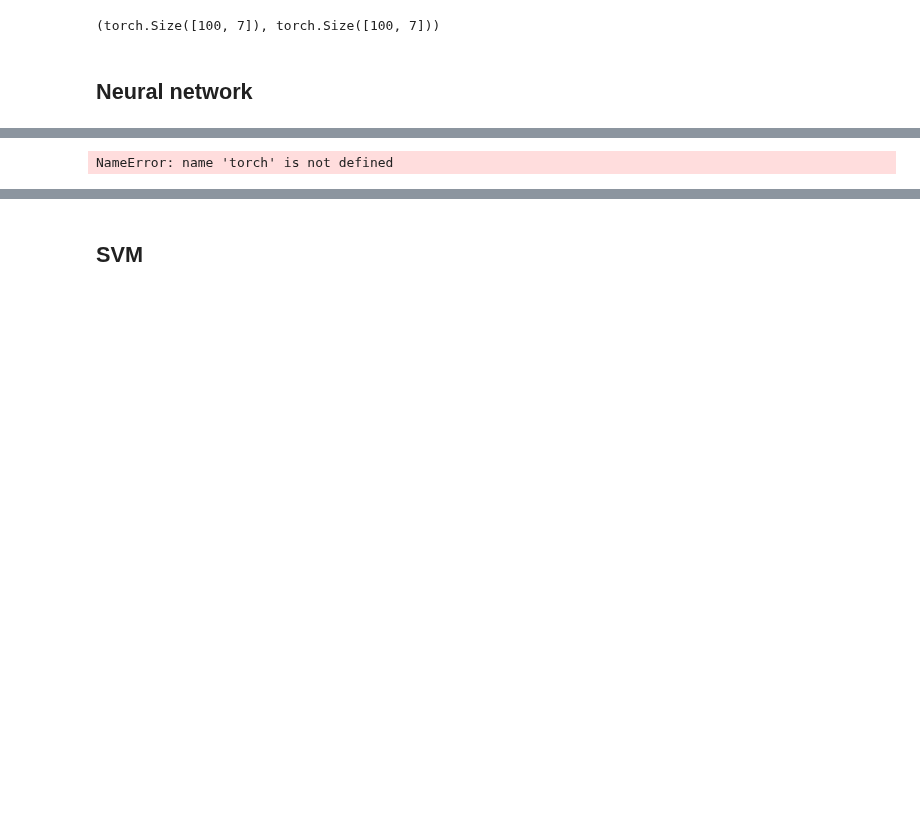
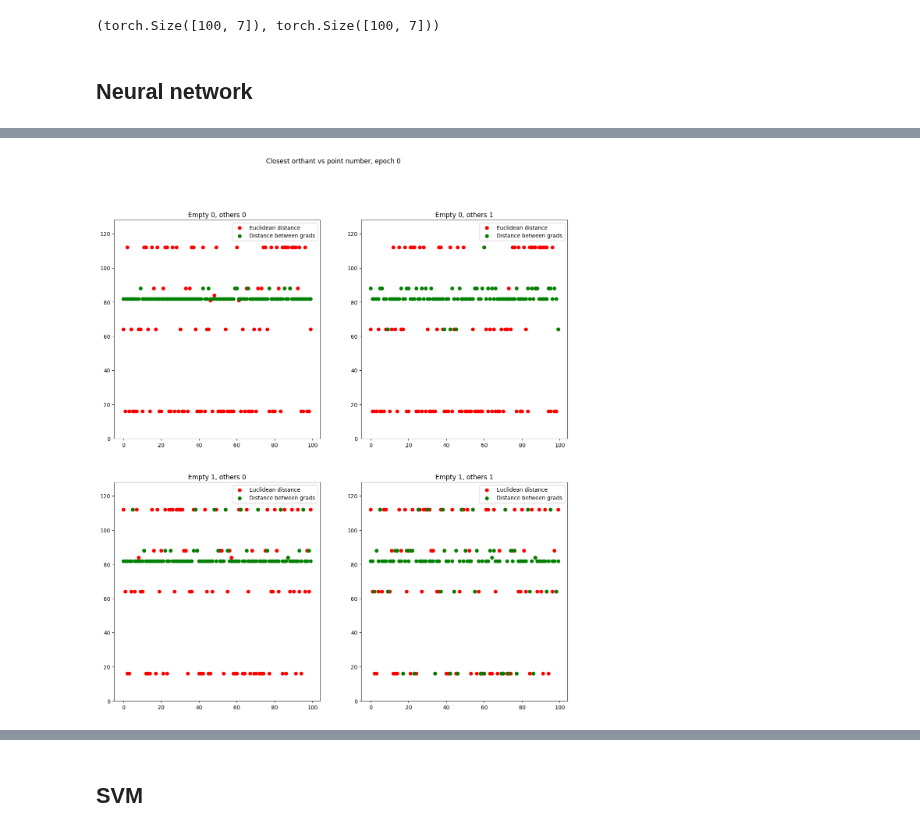
Before and after one commit to Bala-A87/UGRC, a Jupyter notebook: Code/orthants-single-empty.ipynb, the cells around one changed output, grey strips where cells are left out. Saved outputs shown, nothing was run; the diff lists cells and outputs as text; code cells hidden in the pictures; blank space fills up the shorter version.

```diff
--- a/Code/orthants-single-empty.ipynb
+++ b/Code/orthants-single-empty.ipynb
@@ -293,45 +308,46 @@ def plot_closest_points(i):
     grad_dist_10 = torch.tensor([find_orthant(X_total_0[torch.argmin(((x_test.reshape(1,-1)-train_neg_grads)**2).sum(dim=1))]) for x_test in test_pos_grads])
     grad_dist_11 = torch.tensor([find_orthant(X_total_1[torch.argmin(((x_test.reshape(1,-1)-train_pos_grads)**2).sum(dim=1))]) for x_test in test_pos_grads])
 
+    ax[0][0].clear()
     ax[0][0].scatter(range(TEST_COUNT), dist_00, c='r', label='Euclidean distance')
     ax[0][0].scatter(range(TEST_COUNT), grad_dist_00, c='g', label='Distance between grads')
     ax[0][0].legend()
     ax[0][0].set_title('Empty 0, others 0')
     ax[0][0].set_ylim(0, 128)
 
+    ax[0][1].clear()
     ax[0][1].scatter(range(TEST_COUNT), dist_01, c='r', label='Euclidean distance')
     ax[0][1].scatter(range(TEST_COUNT), grad_dist_01, c='g', label='Distance between grads')
     ax[0][1].legend()
     ax[0][1].set_title('Empty 0, others 1')
     ax[0][1].set_ylim(0, 128)
-    ax[0][1].set_yticks(range(128), range(128))
 
+    ax[1][0].clear()
     ax[1][0].scatter(range(TEST_COUNT), dist_10, c='r', label='Euclidean distance')
     ax[1][0].scatter(range(TEST_COUNT), grad_dist_10, c='g', label='Distance between grads')
     ax[1][0].legend()
     ax[1][0].set_title('Empty 1, others 0')
     ax[1][0].set_ylim(0, 128)
-    ax[1][0].set_yticks(range(128), range(128))
 
+    ax[1][1].clear()
     ax[1][1].scatter(range(TEST_COUNT), dist_11, c='r', label='Euclidean distance')
     ax[1][1].scatter(range(TEST_COUNT), grad_dist_11, c='g', label='Distance between grads')
     ax[1][1].legend()
     ax[1][1].set_title('Empty 1, others 1')
     ax[1][1].set_ylim(0, 128)
-    ax[1][1].set_yticks(range(128), range(128))
 
     plt.suptitle('Closest orthant vs point number, epoch '+str(i))
 
 ani = FuncAnimation(fig, plot_closest_points, frames=len(history['models']), interval=1000/FPS, repeat=True)
 writer = FFMpegWriter(fps=FPS, bitrate=1800, metadata=dict(artist='Me'))
 
 now = dt.datetime.now().strftime("%d%m%Y_%H%M")
 folder_name = 'animations/'+now
 os.mkdir(folder_name)
 
 ani.save(folder_name+'/closest_pts.mp4', writer=writer)
 # %% [output]
-NameError: name 'torch' is not defined
+[figure, added]
 # %%
 from scripts.utils import plot_radial_visualization
 
```
Also changed, not shown: parts of 12 cells of this notebook, 5 other files.
